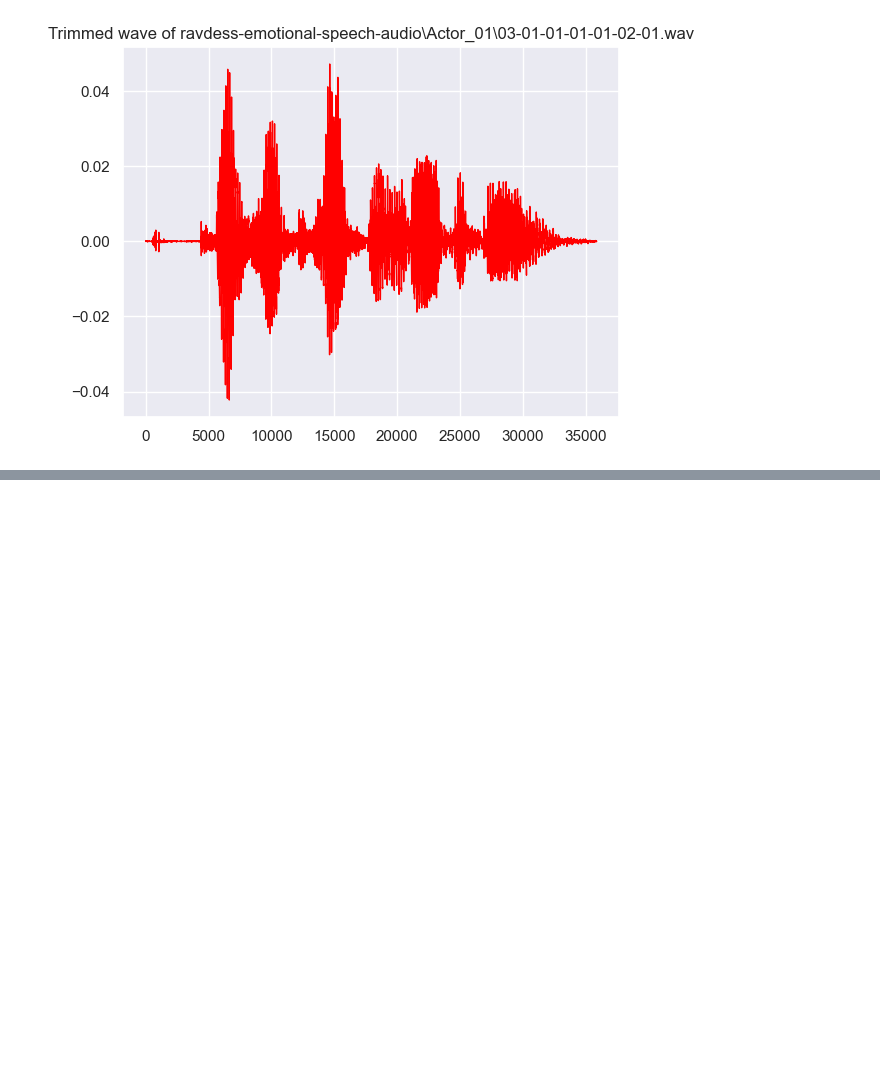
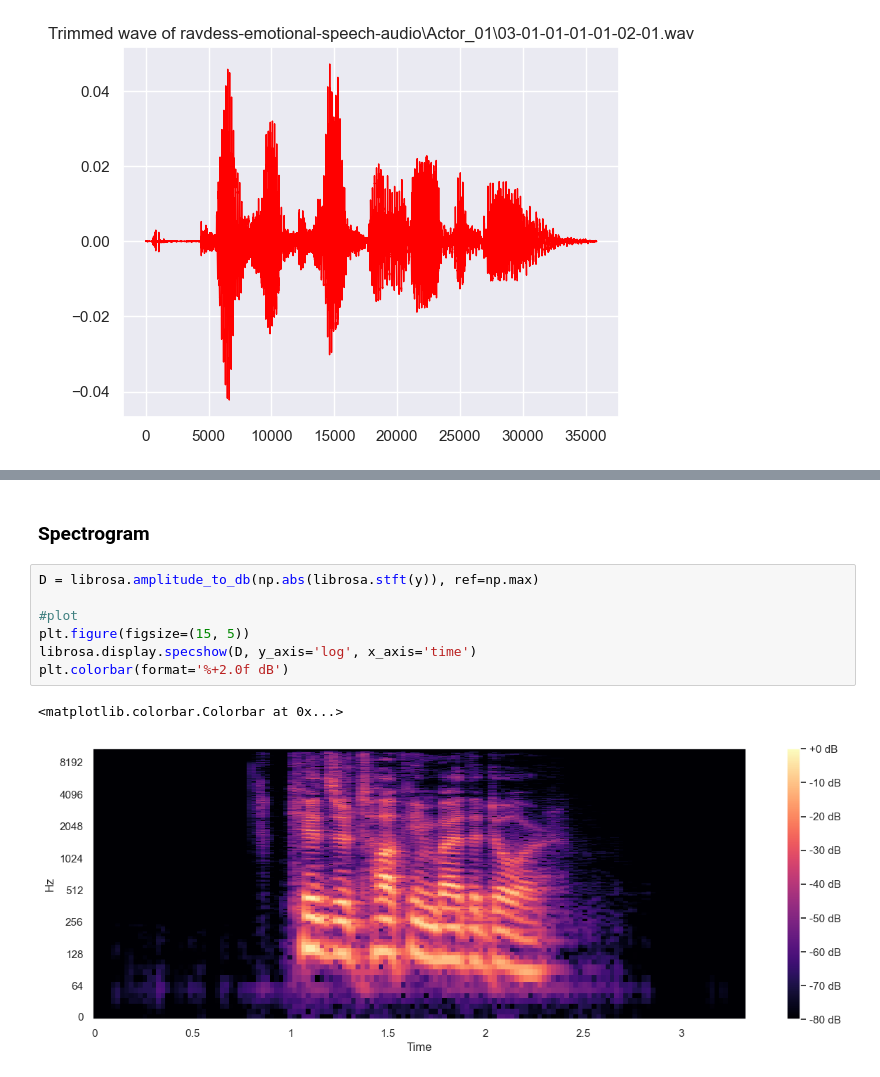
Before and after one commit to Darklaneanjana/ML_DL, a Jupyter notebook: learn/RAVDESS_Emotional_speech_audio/Emotional_speech_audio.ipynb, the cells around one changed output, grey strips where cells are left out. Drawn from its saved outputs; the diff is of its cells as text; blank space fills up the shorter version.

```diff
--- a/learn/RAVDESS_Emotional_speech_audio/Emotional_speech_audio.ipynb
+++ b/learn/RAVDESS_Emotional_speech_audio/Emotional_speech_audio.ipynb
@@ -50,0 +56,12 @@ plt.show()
+# %% [markdown]
+### Spectrogram
+# %%
+D = librosa.amplitude_to_db(np.abs(librosa.stft(y)), ref=np.max)
+
+#plot
+plt.figure(figsize=(15, 5))
+librosa.display.specshow(D, y_axis='log', x_axis='time')
+plt.colorbar(format='%+2.0f dB')
+# %% [output]
+<matplotlib.colorbar.Colorbar at 0x...>
+[figure, added]
```
Also changed, not shown: parts of 3 cells of this notebook.
